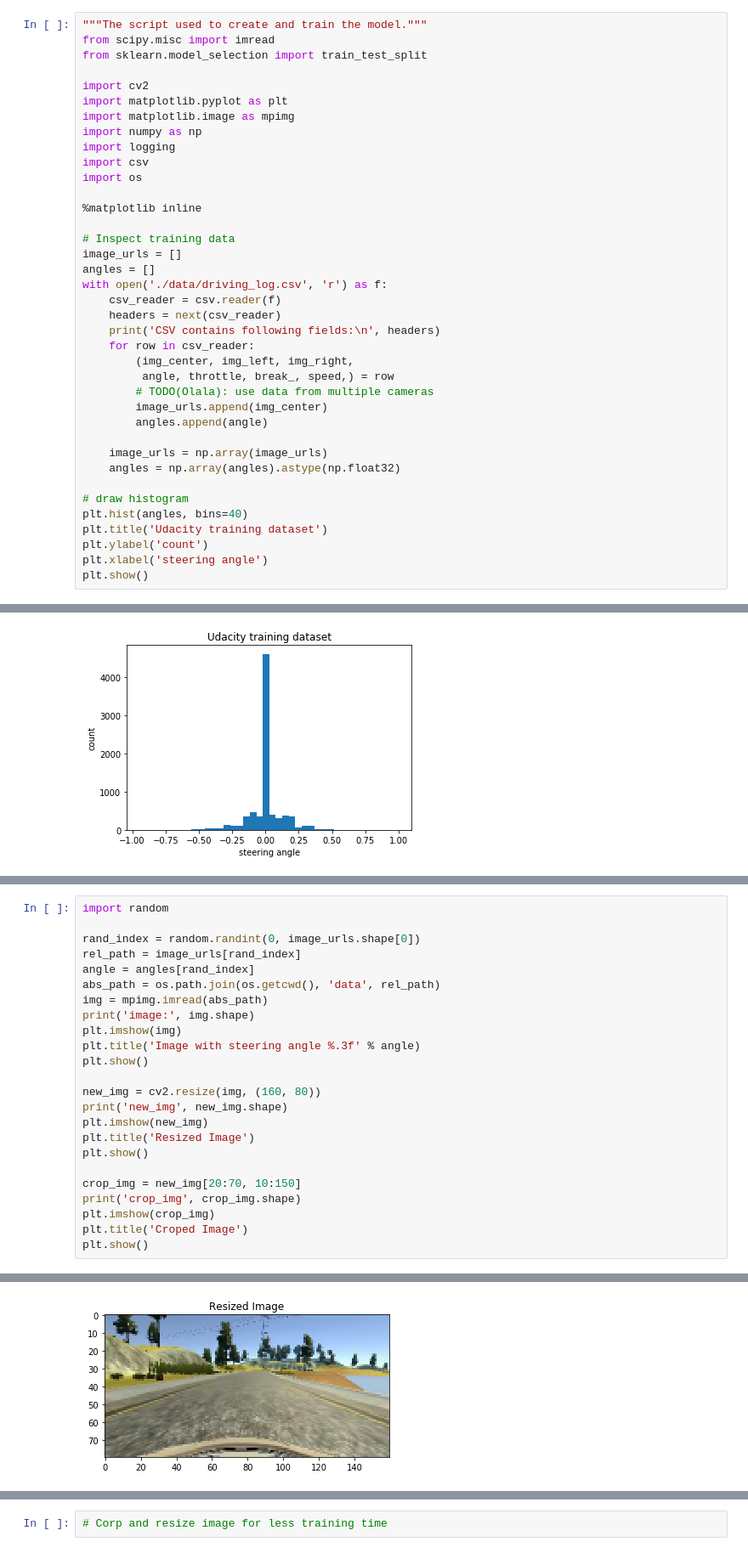
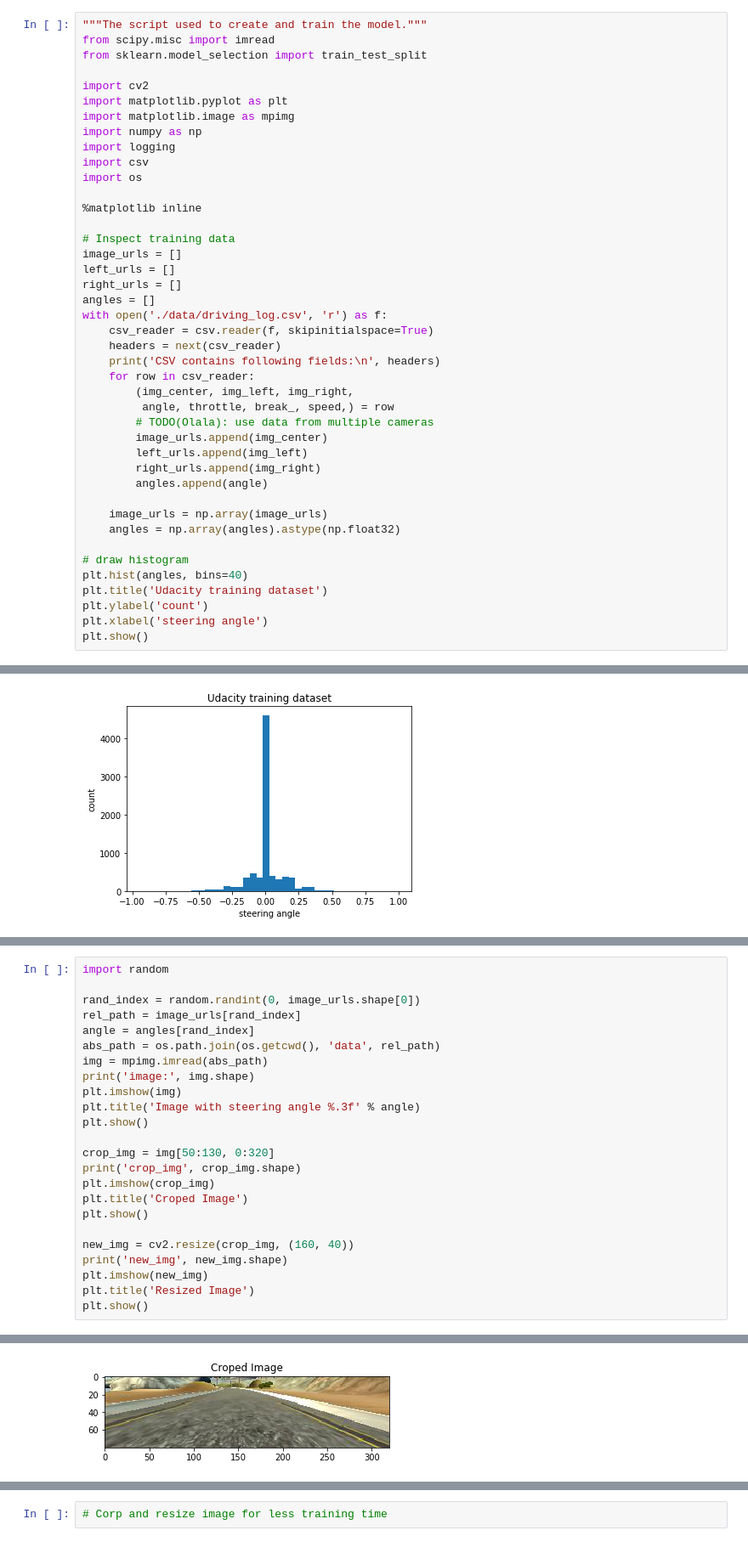
Before and after one commit to olala7846/Behavioral-Cloning, a Jupyter notebook: Analyse Project 3 data.ipynb, the cells around one changed output, grey strips where cells are left out. Shown at 85% size. Saved outputs shown, nothing was run; the diff lists cells and outputs as text.

```diff
--- a/Analyse Project 3 data.ipynb
+++ b/Analyse Project 3 data.ipynb
@@ -15,9 +15,11 @@ import os
 
 # Inspect training data
 image_urls = []
+left_urls = []
+right_urls = []
 angles = []
 with open('./data/driving_log.csv', 'r') as f:
-    csv_reader = csv.reader(f)
+    csv_reader = csv.reader(f, skipinitialspace=True)
     headers = next(csv_reader)
     print('CSV contains following fields:\n', headers)
     for row in csv_reader:
@@ -25,6 +27,8 @@ with open('./data/driving_log.csv', 'r') as f:
          angle, throttle, break_, speed,) = row
         # TODO(Olala): use data from multiple cameras
         image_urls.append(img_center)
+        left_urls.append(img_left)
+        right_urls.append(img_right)
         angles.append(angle)
 
     image_urls = np.array(image_urls)
@@ -53,16 +91,16 @@ plt.imshow(img)
 plt.title('Image with steering angle %.3f' % angle)
 plt.show()
 
-new_img = cv2.resize(img, (160, 80))
+crop_img = img[50:130, 0:320]
+print('crop_img', crop_img.shape)
+plt.imshow(crop_img)
+plt.title('Croped Image')
+plt.show()
+
+new_img = cv2.resize(crop_img, (160, 40))
 print('new_img', new_img.shape)
 plt.imshow(new_img)
 plt.title('Resized Image')
 plt.show()
-
-crop_img = new_img[20:70, 10:150]
-print('crop_img', crop_img.shape)
-plt.imshow(crop_img)
-plt.title('Croped Image')
-plt.show()
 # %% [output]
 image: (160, 320, 3)
@@ -71 +109 @@ new_img (80, 160, 3)
-[figure, old version]
+[figure, new version]
```
Also changed, not shown: parts of 2 cells of this notebook, 3 other files.
